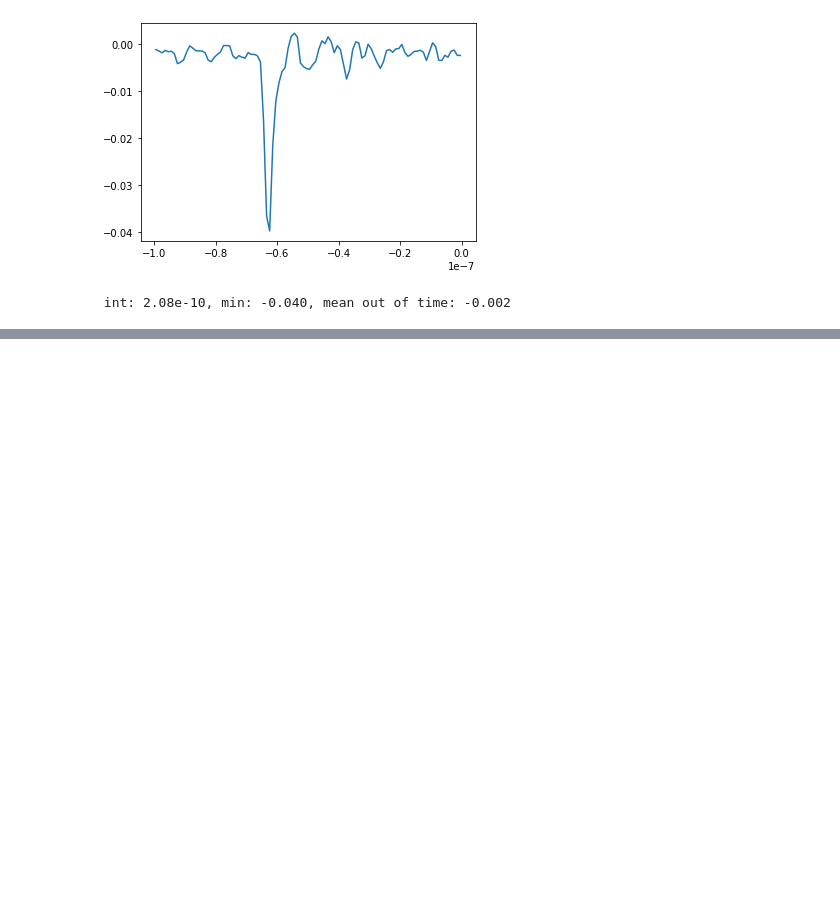
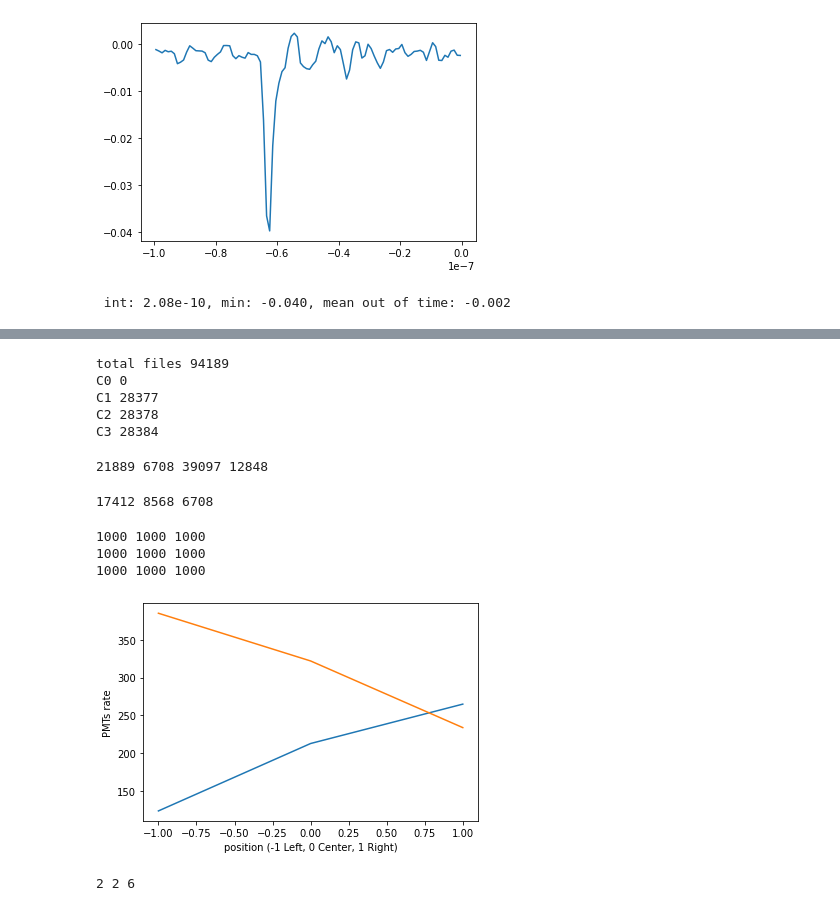
Before and after one commit to gmazzitelli/CUPID, a Jupyter notebook: WC.ipynb, the cells around one changed output, grey strips where cells are left out. Saved outputs shown, nothing was run; the diff lists cells and outputs as text; code cells hidden in the pictures; blank space fills up the shorter version.

```diff
--- a/WC.ipynb
+++ b/WC.ipynb
@@ -118,0 +220,51 @@ C2 0
+# %%
+print("total files", len(files_all))
+
+files3 = [f for f in files_all if 'C3' in f]
+files2 = [f for f in files_all if 'C2' in f]
+files1 = [f for f in files_all if 'C1' in f]
+files0 = [f for f in files_all if 'C0' in f]
+print ("C0", len(files0))
+print ("C1", len(files1))
+print ("C2", len(files2))
+print ("C3", len(files3))
+# %% [output]
+total files 94189
+C0 0
+C1 28377
+C2 28378
+C3 28384
+# %%
+
+filest1 = [f for f in files_all if 'trigger1' in f]
+filest2 = [f for f in files_all if 'trigger2' in f]
+filesf = [f for f in files_all if 'flter' in f]
+filesm = [f for f in files_all if 'middle' in f]
+print(len(filest1), len(filest2), len(filesf), len(filesm))
+# %% [output]
+21889 6708 39097 12848
+# %%
+files_trL = [f for f in filesf if 'trigger1' in f]
+files_trC = [f for f in filesf if 'middle' in f]
+files_trR = [f for f in filesf if 'trigger2' in f]
+print(len(files_trL), len(files_trC), len(files_trR))
+# %% [output]
+17412 8568 6708
+# %%
+sample=1000
+C1_trL = [f for f in files_trL if 'C1' in f][:sample]
+C2_trL = [f for f in files_trL if 'C2' in f][:sample]
+C3_trL = [f for f in files_trL if 'C3' in f][:sample]
+print(len(C1_trL), len(C2_trL), len(C3_trL))
+C1_trR = [f for f in files_trR if 'C1' in f][:sample]
+C2_trR = [f for f in files_trR if 'C2' in f][:sample]
+C3_trR = [f for f in files_trR if 'C3' in f][:sample]
+print(len(C1_trR), len(C2_trR), len(C3_trR))
+C1_trC = [f for f in files_trC if 'C1' in f][:sample]
+C2_trC = [f for f in files_trC if 'C2' in f][:sample]
+C3_trC = [f for f in files_trC if 'C3' in f][:sample]
+print(len(C1_trC), len(C2_trC), len(C3_trC))
+# %% [output]
+1000 1000 1000
+1000 1000 1000
+1000 1000 1000
@@ -118,0 +305,24 @@ C2 0
+# %%
+ne = np.array([[124,385],
+     [213,322],
+     [265,234]])
+plt.plot([-1,0,1], ne[:,0])
+plt.plot([-1,0,1], ne[:,1])
+plt.ylabel("PMTs rate")
+plt.xlabel("position (-1 Left, 0 Center, 1 Right)")
+plt.show()
+# %% [output]
+[figure, added]
+# %%
+path='/jupyter-workspace/cloud-storage/cygno-data/WC/'
+files_all = os.listdir(path)
+sample = 600
+where = 'center--2150'
+CFD = [f for f in files_all if 'CFD' in f]
+side = [f for f in CFD if where in f]
+C1_tr1 = [f for f in side if 'C1' in f][:sample]
+C2_tr1 = [f for f in side if 'C2' in f][:sample]
+C3_tr1 = [f for f in side if 'C3' in f][:sample]
+print(len(C1_tr1), len(C1_tr1), len(C3_tr1))
+# %% [output]
+2 2 6
```
Also changed, not shown: parts of 20 cells of this notebook, 2 other files.
